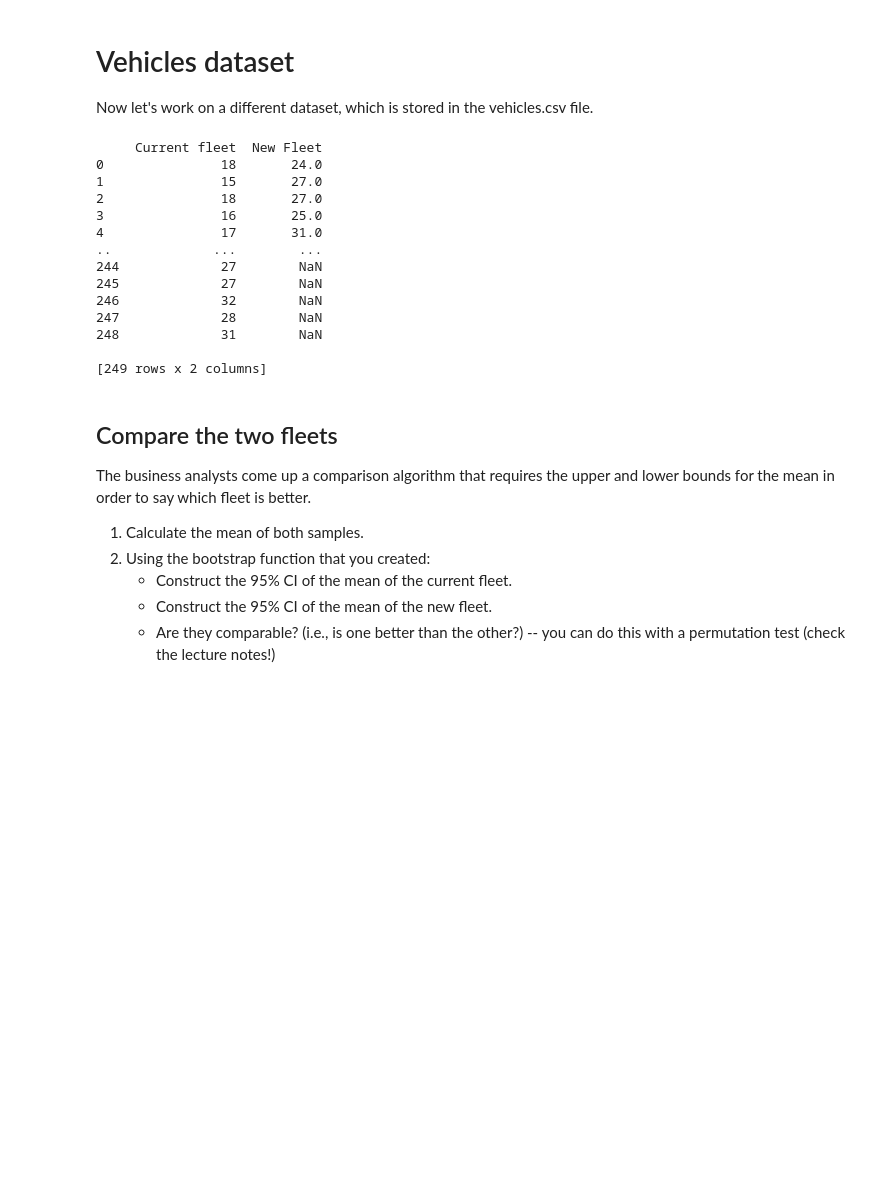
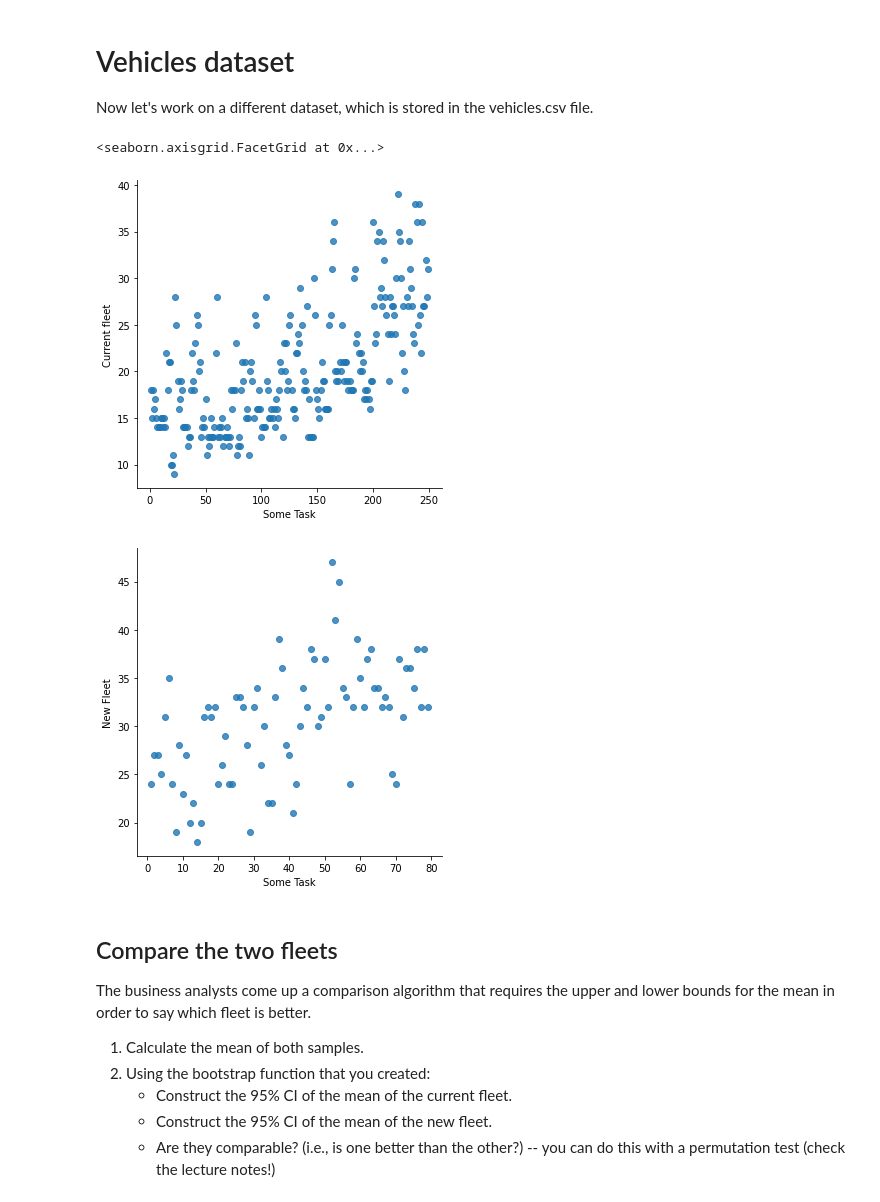
Before and after one commit to prishilevant/ce888, a Jupyter notebook: lab2 - bootstrap/bootstrap.ipynb, the cells around one changed output. Cells and saved outputs as stored; diff of their text form; code cells hidden in the pictures; blank space fills up the shorter version.

```diff
--- a/lab2 - bootstrap/bootstrap.ipynb
+++ b/lab2 - bootstrap/bootstrap.ipynb
@@ -85,31 +85,20 @@ Now let's work on a different dataset, which is stored in the vehicles.csv file.
 # %%
 # Load and visualise the vehicles dataset
 # To load the dataset: https://neptune.ai/blog/google-colab-dealing-with-files (check section "Load individual files directly from GitHub")
 
 
 # Note that the current and new fleets are in different columns and have different lengths, so bear this in mind when you're plotting.
 # You can create separate scatterplots for the two fleets, as you would with the histograms,
 # or plot them both in one plot (but not one against the other).
-vehicle_df = pd.read_csv('https://raw.githubusercontent.com/albanda/CE888/master/lab2%20-%20bootstrap/vehicles.csv')
-# print(vehicle_df)
-vehicle_data = vehicle_df.values.T[1]
-
+vehicle_dataset = pd.read_csv('https://raw.githubusercontent.com/albanda/CE888/master/lab2%20-%20bootstrap/vehicles.csv')
+vehicle_dataset.insert(0, 'Some Task', range(1, 1 + len(vehicle_dataset)))
+sns.lmplot(vehicle_dataset.columns[0], vehicle_dataset.columns[1], data=vehicle_dataset, fit_reg=False)
+sns.lmplot(vehicle_dataset.columns[0], vehicle_dataset.columns[2], data=vehicle_dataset, fit_reg=False)
 # Note: you can add more cells as needed to organise your code and your plots
 # %% [output]
-     Current fleet  New Fleet
-0               18       24.0
-1               15       27.0
-2               18       27.0
-3               16       25.0
-4               17       31.0
-..             ...        ...
-244             27        NaN
-245             27        NaN
-246             32        NaN
-247             28        NaN
-248             31        NaN
-
-[249 rows x 2 columns]
+<seaborn.axisgrid.FacetGrid at 0x...>
+[figure, added]
+[figure, added]
 # %% [markdown]
 ## Compare the two fleets
 
```
Also changed, not shown: parts of 4 cells of this notebook.
